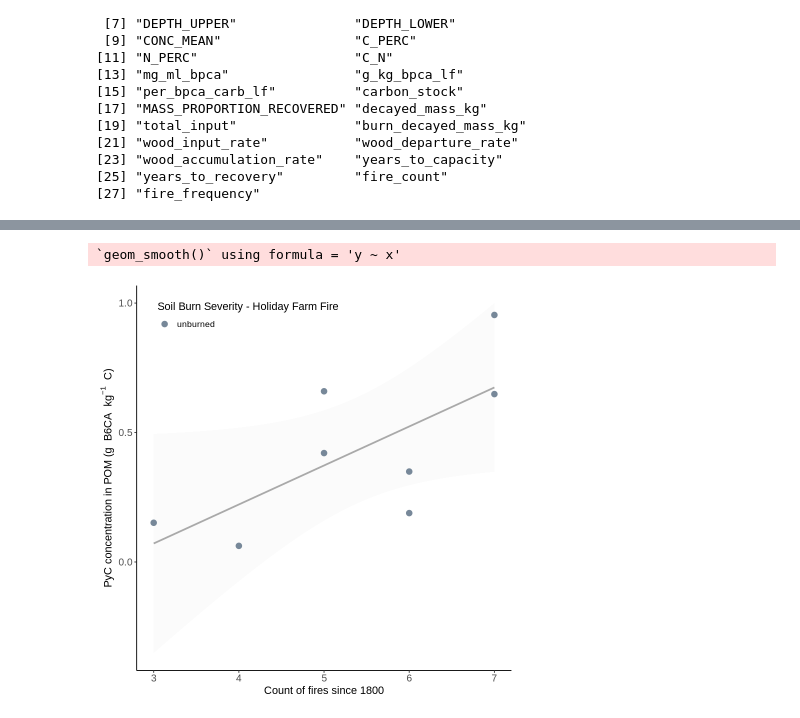
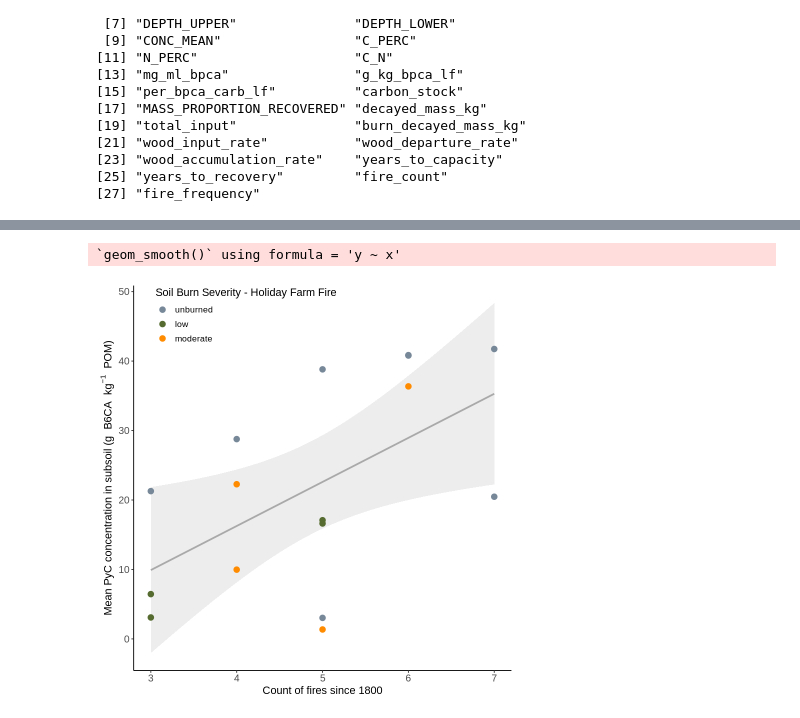
Before and after one commit to hayleypc/BPCA_HFF, a Jupyter notebook: BPCA_analysis_plotting.ipynb, the cells around one changed output, grey strips where cells are left out. Cells and saved outputs as stored; diff of their text form; code cells hidden in the pictures.

```diff
--- a/BPCA_analysis_plotting.ipynb
+++ b/BPCA_analysis_plotting.ipynb
@@ -649,26 +681,31 @@ analysis_full_bpca_exp_dt[!is.na(fire_count) &FRACTION =='LF' &DEPTH =='0-5'] %>
 # %%
-# model <- lm(bpca_conc_240_per * 1000 ~ count, data = events_dt)
-# rsquared <- summary(model)$r.squared
 
-analysis_full_bpca_exp_dt[BURN_SEVERITY=='control'&!is.na(fire_count) &FRACTION =='LF' &!(DEPTH %in% c('0-5','5-10'))&fire_count>2][,list(CONC_MEAN = mean(wood_accumulation_rate)),by=.(SITE,fire_count,fire_frequency,BURN_SEVERITY)] %>%
-ggplot(aes(y = CONC_MEAN, x = fire_count)) +
+#'whitesmoke'
+
+analysis_full_bpca_exp_dt[!is.na(fire_count) &FRACTION =='LF' &!(DEPTH %in% c('0-5','5-10'))&fire_count>2][,list(CONC_MEAN = mean(mg_ml_bpca)),by=.(SITE,fire_count,fire_frequency,BURN_SEVERITY)] %>%
+ggplot(aes(y = CONC_MEAN*1000, x = fire_count)) +
   geom_smooth(method = 'lm',
               se = TRUE,
               colour = 'darkgray',
-              fill = 'whitesmoke') +
+              fill = 'lightgray') +
   geom_point(aes(color = BURN_SEVERITY), size = 3) +
   # geom_text(aes(label = paste("R² =", round(rsquared, 3))),
   #           x = max(events_dt$count), y = max(events_dt$bpca_conc_240_per * 1000),
   #           hjust = 1, vjust = 1, color = "black", size = 5) +
   theme_classic() +
+  #theme(legend.position = "none",text = element_text(size = 13),
+  #                        axis.text = element_text(size = 12)) +
   theme(legend.position = c(.3, .92), text = element_text(size = 13),
         axis.text = element_text(size = 12)) +
   scale_color_manual(values = c('LightSlateGray', 'darkolivegreen', 'DarkOrange'),
                       name = 'Soil Burn Severity - Holiday Farm Fire',
                       labels = c('unburned', 'low', 'moderate')) +
-  ylab(bquote('PyC concentration in POM (' * g ~ 'B6CA' ~ kg^-1 ~ 'C' * ')')) +
+   # ylab('Mean years to CWD capacity')       +
+  #  ylab(bquote('Mean annual CWD accumulation rate ('*~kg ~ m ^-2~') '))       +
+ # ylab(bquote('PyC concentration in POM (' * g ~ 'B6CA' ~ kg^-1 ~ 'C' * ')')) +
+   ylab(bquote('Mean PyC concentration in subsoil ('* g ~ 'B6CA' ~ kg^-1 ~ 'POM'*')')) +
   xlab('Count of fires since 1800')
-  #  ylim(0,50)
+  #ylim(0,1)
 # %% [output]
 `geom_smooth()` using formula = 'y ~ x'
-[figure, old version]
+[figure, new version]
```
Also changed, not shown: parts of 2 cells of this notebook.
